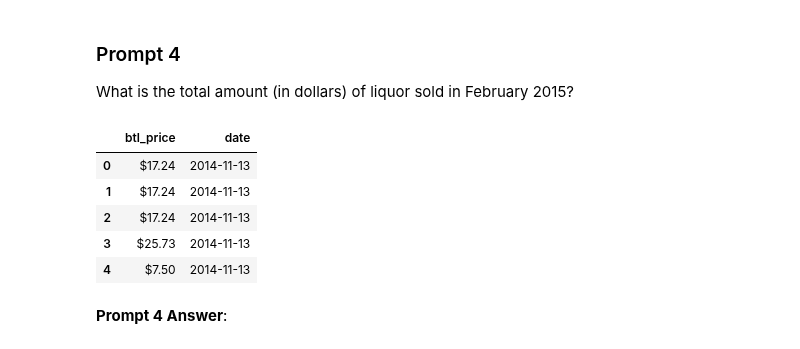
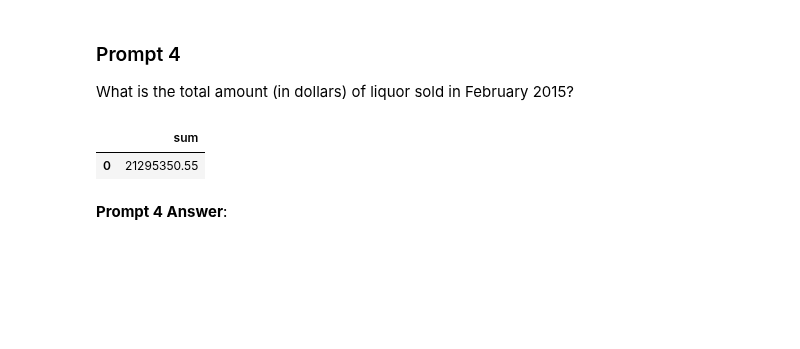
Before and after one commit to amcurley/GA_projects, a Jupyter notebook: Labs/7.01-lab-sql-master/sqllab.ipynb, the cells around one changed output. Saved outputs shown, nothing was run; the diff lists cells and outputs as text; code cells hidden in the pictures; blank space fills up the shorter version.

```diff
--- a/Labs/7.01-lab-sql-master/sqllab.ipynb
+++ b/Labs/7.01-lab-sql-master/sqllab.ipynb
@@ -134,22 +134,17 @@ What is the total amount (in dollars) of liquor sold in February 2015?
 # %%
 # Use a SQL query to find the answer to the above prompt.
 
 sql = """
+SELECT SUM(total)
+FROM sales
+WHERE date BETWEEN '2015-02-01' and '2015-02-28';
+"""
 
-SELECT s.btl_price, s.Date
-FROM sales as s
-
-
-"""
 df = pd.read_sql_query(sql, engine)
 df.head()
 # %% [output]
-|  | btl_price | date |
-| 0 | $17.24 | 2014-11-13 |
-| 1 | $17.24 | 2014-11-13 |
-| 2 | $17.24 | 2014-11-13 |
-| 3 | $25.73 | 2014-11-13 |
-| 4 | $7.50 | 2014-11-13 |
+|  | sum |
+| 0 | 21295350.55 |
 # %% [markdown]
 **Prompt 4 Answer**:
 # %% [markdown]
```
Also changed, not shown: parts of 9 cells of this notebook.
